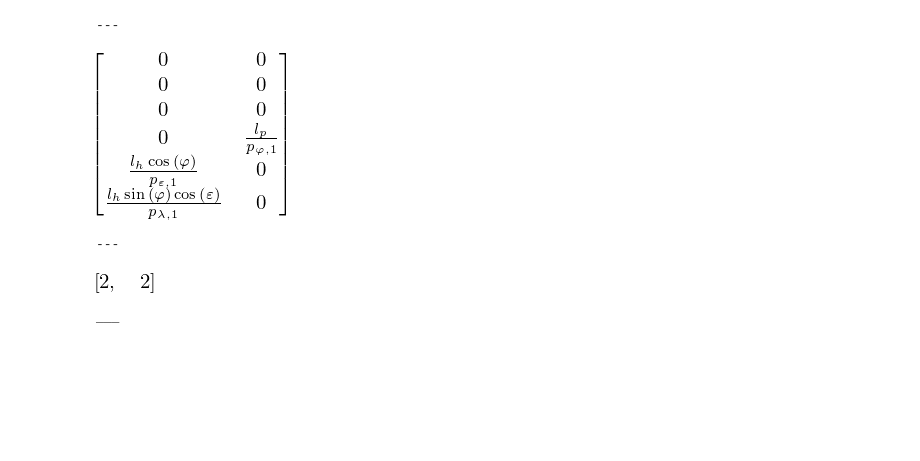
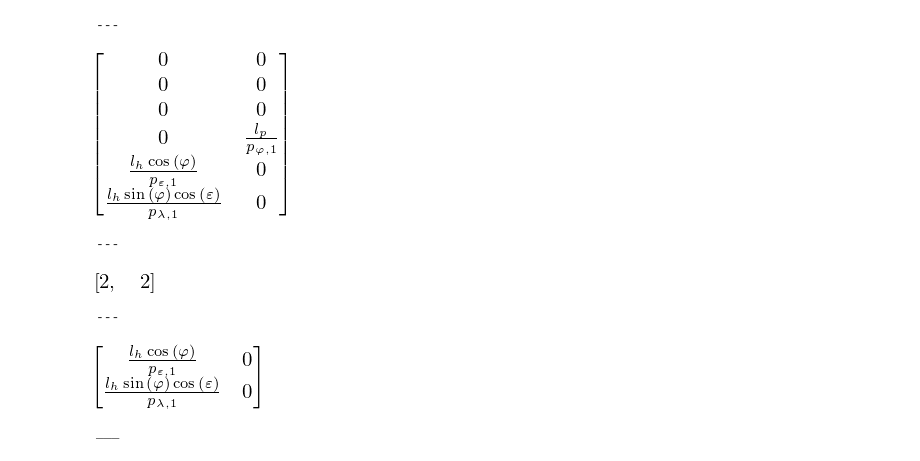
Before and after one commit to Rojetto/helicopter_thesis_code, a Jupyter notebook: scripts/nonlinear_analysis.ipynb, the cells around one changed output. Cells and saved outputs as stored; diff of their text form; code cells hidden in the pictures; blank space fills up the shorter version.

```diff
--- a/scripts/nonlinear_analysis.ipynb
+++ b/scripts/nonlinear_analysis.ipynb
@@ -134,11 +134,19 @@ def vec_rel_degree(f, g, h, x):
                     print(f"Warning: relative degree for output {i+1} either undefined or higher than 10. Aborting computation.")
 
     return r
+
+def decoupling_matrix(f, g, h, r, x):
+    return sp.Matrix([[sb.lie_deriv(sb.lie_deriv(h[i], f, x, order=r[i]-1), sb.col_select(g, j), x) for j in range(g.cols)] for i in range(h.rows)])
 # %%
 gx = sb.concat_cols(g1, g2) ##:
-vec_rel_degree(f, gx, h, x) ##:
+r = vec_rel_degree(f, gx, h, x) ##:
 # %% [output]
 [figure]
 ---
 [figure]
-___
+---
+# %%
+decoupling_matrix(f, gx, h, r, x) ##:
+# %% [output]
+[figure, added]
+___
```
Also changed, not shown: parts of 5 cells of this notebook.
